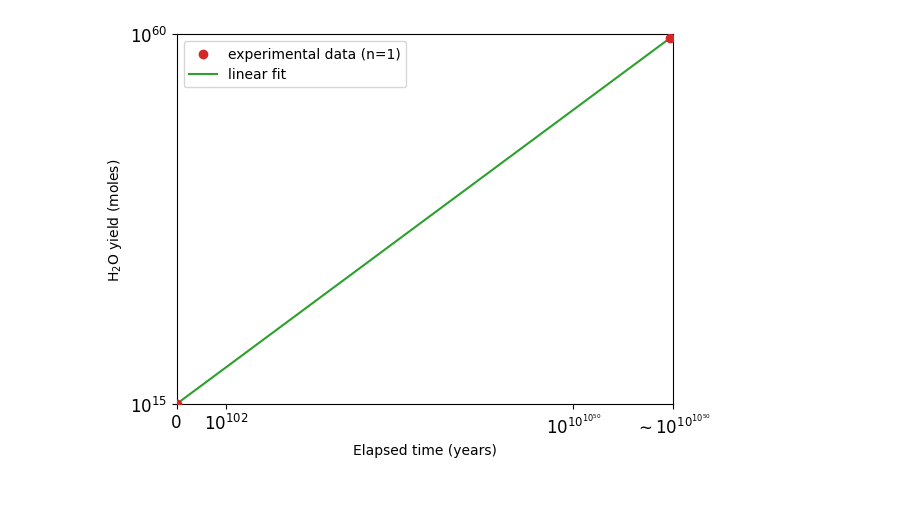
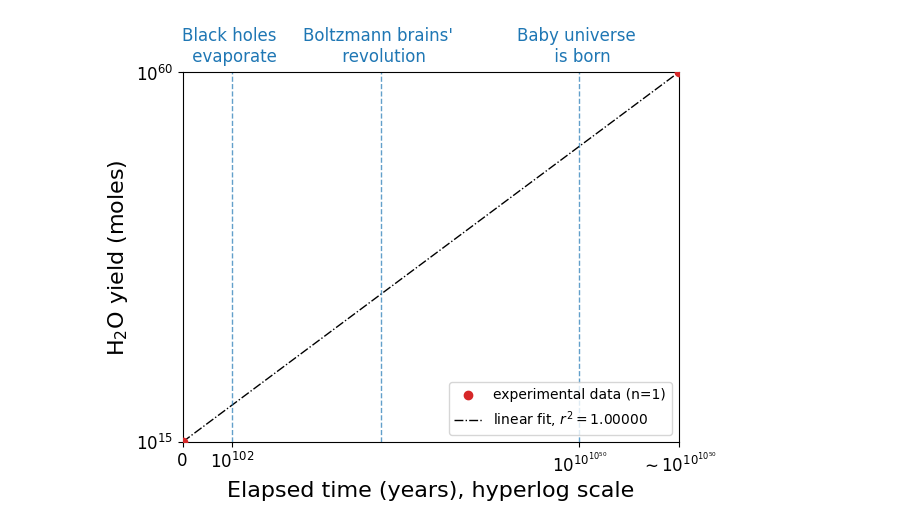
Before and after one commit to morphogenetic2/figure, a Jupyter notebook: Untitled.ipynb, the cells around one changed output. Saved outputs shown, nothing was run; the diff lists cells and outputs as text; code cells hidden in the pictures; blank space fills up the shorter version.

```diff
--- a/Untitled.ipynb
+++ b/Untitled.ipynb
@@ -1,36 +1,60 @@
 # %%
 import matplotlib.pyplot as plt
 import numpy as np
 
 # data
-x = np.array([0, 99.5])
-y = np.array([0, 9.9])
+x = np.array([0, 100])
+y = np.array([0, 10])
 
 # slope/intercept for the line through the two points
 m = (y[1] - y[0]) / (x[1] - x[0])
 b = y[0] - m * x[0]
 
 # dense x values for plotting the regression line
 x_line = np.linspace(0, 100, 500)
 y_line = m * x_line + b
 
 fig, ax = plt.subplots()
 ax.set_xlim(0, 100)
 ax.set_ylim(0, 10)
 
 x_positions = [0, 10, 80, 100]
 y_positions = [0, 10]
 
-ax.set_xticks(x_positions, ["0", "$10^{102}$", r"$10^{10^{10^{50}}}$", r"$\sim10^{10^{10^{50}}}$"],fontsize=12)
-ax.set_yticks(y_positions, ["$10^{15}$", "$10^{60}$"],fontsize=12)
+ax.set_xticks(
+    x_positions,
+    ["0", "$10^{102}$", r"$10^{10^{10^{50}}}$", r"$\sim10^{10^{10^{50}}}$"],
+    fontsize=12,
+)
+ax.set_yticks(y_positions, ["$10^{15}$", "$10^{60}$"], fontsize=12)
 
 ax.scatter(x, y, color="tab:red", zorder=3, label=r"experimental data (n=1)")
-ax.plot(x_line, y_line, color="tab:green", label=r"linear fit")
+ax.plot(x_line, y_line, color="black", linestyle="-.", linewidth=1, label=r"linear fit, $r^{2}=1.00000$")
 
-ax.set_xlabel(r"Elapsed time (years)")
-ax.set_ylabel(r"$\mathrm{H_{2}O}$ yield (moles)")
+marker_specs = [
+    (10, "Black holes \n evaporate"),
+    (80, "Baby universe \n is born"),
+    (40, "Boltzmann brains' \n revolution"),
+]
+
+for x_pos, text in marker_specs:
+    ax.axvline(x_pos, color="tab:blue", linestyle="--", linewidth=1, alpha=0.7)
+    ax.annotate(
+        text,
+        xy=(x_pos, ax.get_ylim()[1]),
+        xytext=(0, 5),
+        textcoords="offset points",
+        ha="center",
+        va="bottom",
+        fontsize=12,
+        color="tab:blue",
+    )
+
+
+ax.set_xlabel(r"Elapsed time (years), hyperlog scale", fontsize=16)
+ax.set_ylabel(r"$\mathrm{H_{2}O}$ yield (moles)", fontsize=16)
 ax.legend()
 
 plt.show()
 # %% [output]
-[figure, old version]
+[figure, new version]
```
